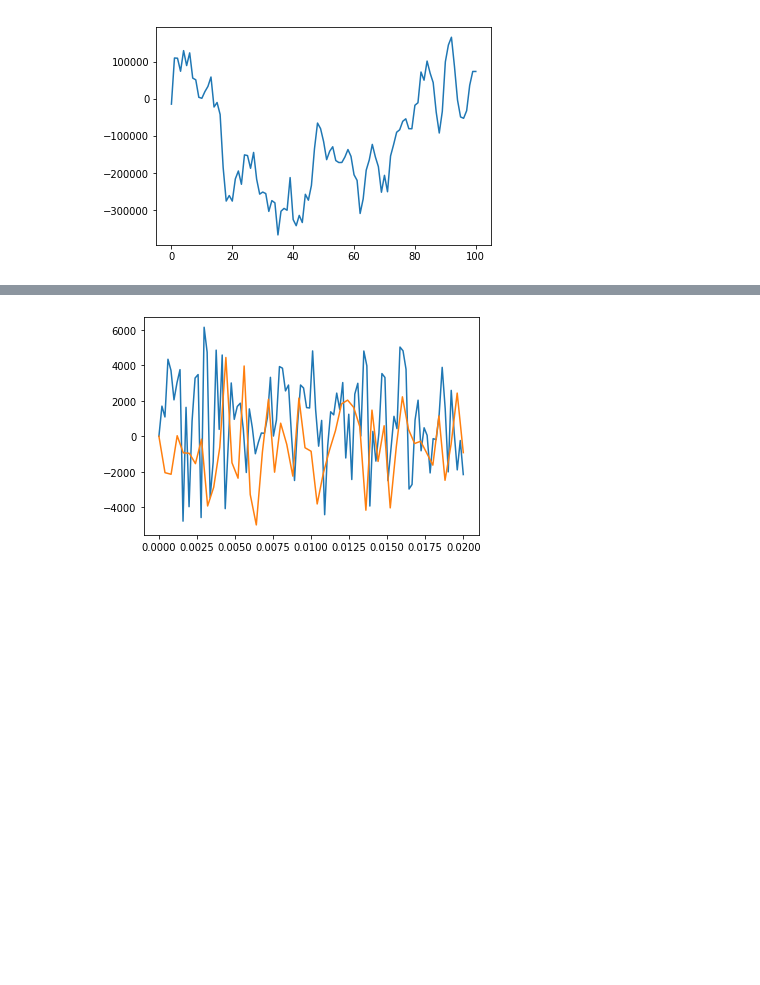
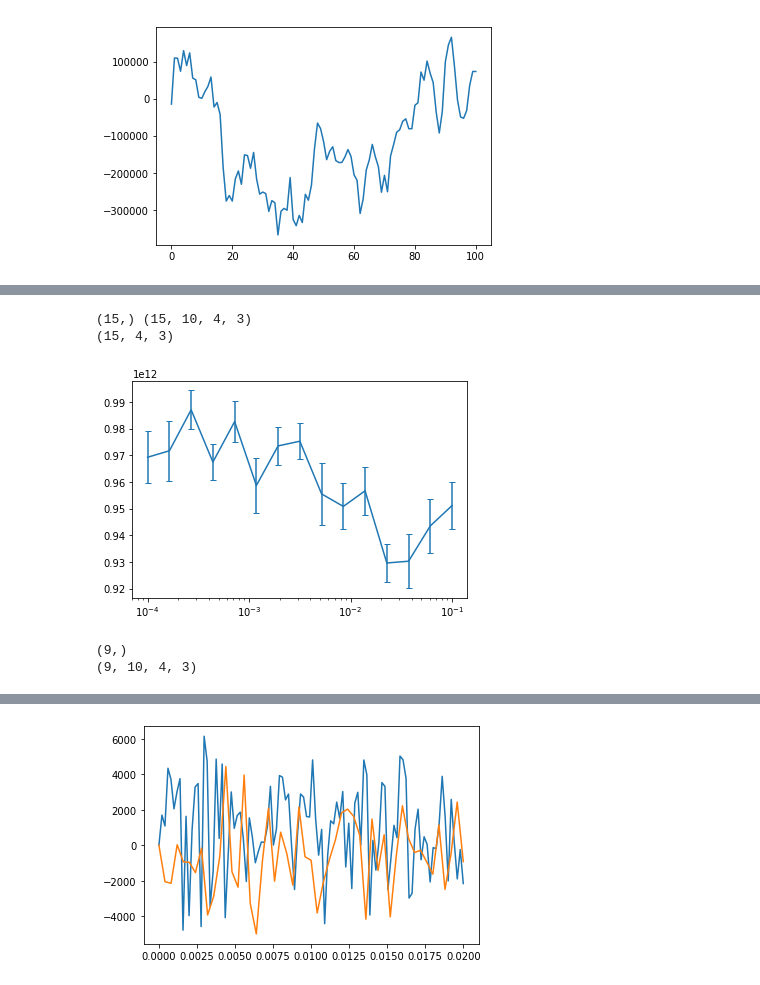
Before and after one commit to lauraxinzhang/CoulombCollisions, a Jupyter notebook: CoulombCollisions.ipynb, the cells around one changed output, grey strips where cells are left out. Drawn from its saved outputs; the diff is of its cells as text; code cells hidden in the pictures; blank space fills up the shorter version.

```diff
--- a/CoulombCollisions.ipynb
+++ b/CoulombCollisions.ipynb
@@ -472,0 +501,24 @@ figure1 = plt.plot(vHistMEM4[:, 1, 1])
+# %%
+moments = [1, 2, 3, 4]
+dtList, momList = test.pitchConvergence(17000, 1000, -4, -1, 0.2, 10, moments, 'MEM', False, True)
+# %%
+print(dtList.shape, momList.shape)
+aveMom = np.mean(momList, axis = 1)
+steMom = stats.sem(momList, axis = 1)
+print(aveMom.shape)
+# print(dtList, aveMom)
+# plt.plot(dtList, aveMom[:, 2, 0])
+momIndex = 1
+plt.errorbar(dtList, aveMom[:, momIndex,1], steMom[:, momIndex, 1], capsize = 3)
+plt.xscale('log')
+# plt.yscale('log')
+# %% [output]
+(15,) (15, 10, 4, 3)
+(15, 4, 3)
+[figure, added]
+# %%
+moments = [1, 2, 3, 4]
+iList, momList = test.pitchIter(17000, 100, 1E-3, 10, 100, 10, 10, moments, 'MEM', False, True)
+# %% [output]
+(9,)
+(9, 10, 4, 3)
```
Also changed, not shown: parts of 7 cells of this notebook, 2 other files.
